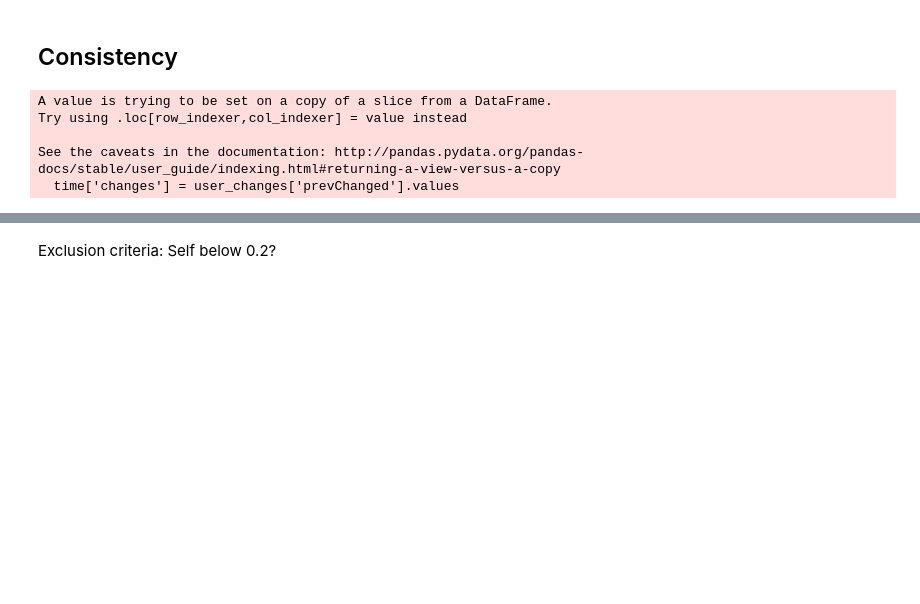
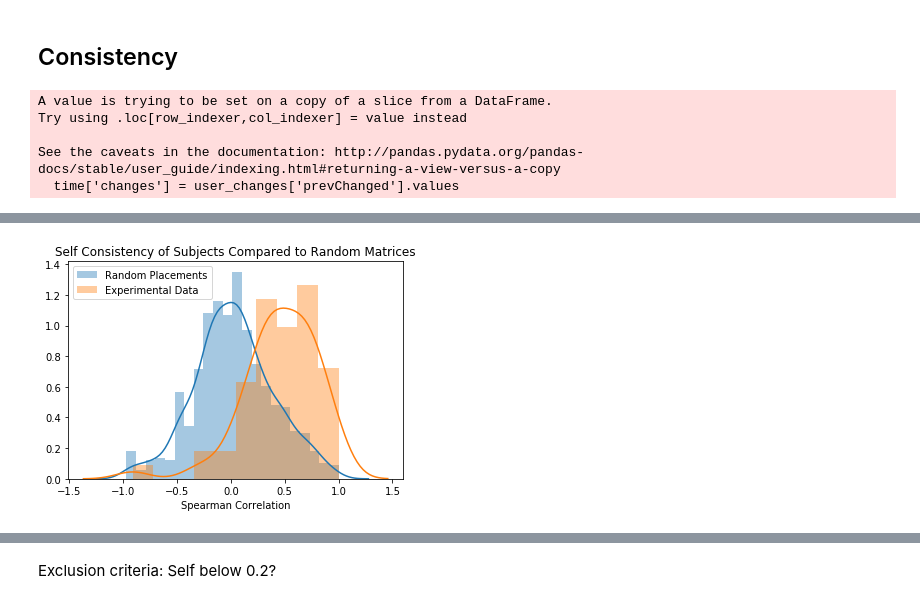
Before and after one commit to sathvikn/bert-wordsense, a Jupyter notebook: codebase/notebooks/pilesort-analysis-full.ipynb, the cells around one changed output, grey strips where cells are left out. Drawn from its saved outputs; the diff is of its cells as text; code cells hidden in the pictures; blank space fills up the shorter version.

```diff
--- a/codebase/notebooks/pilesort-analysis-full.ipynb
+++ b/codebase/notebooks/pilesort-analysis-full.ipynb
@@ -47,0 +64,9 @@ plot_consistency_hist(random_self, corrs['Self Consistency'],
+# %%
+sns.distplot(random_self, label = "Random Placements")
+sns.distplot(corrs['Self Consistency'], label = "Experimental Data")
+plt.title("Self Consistency of Subjects Compared to Random Matrices")
+plt.xlabel("Spearman Correlation")
+plt.legend()
+plt.savefig("../../results/figures/self_consistency.png")
+# %% [output]
+[figure, added]
```
Also changed, not shown: parts of 9 cells of this notebook.
